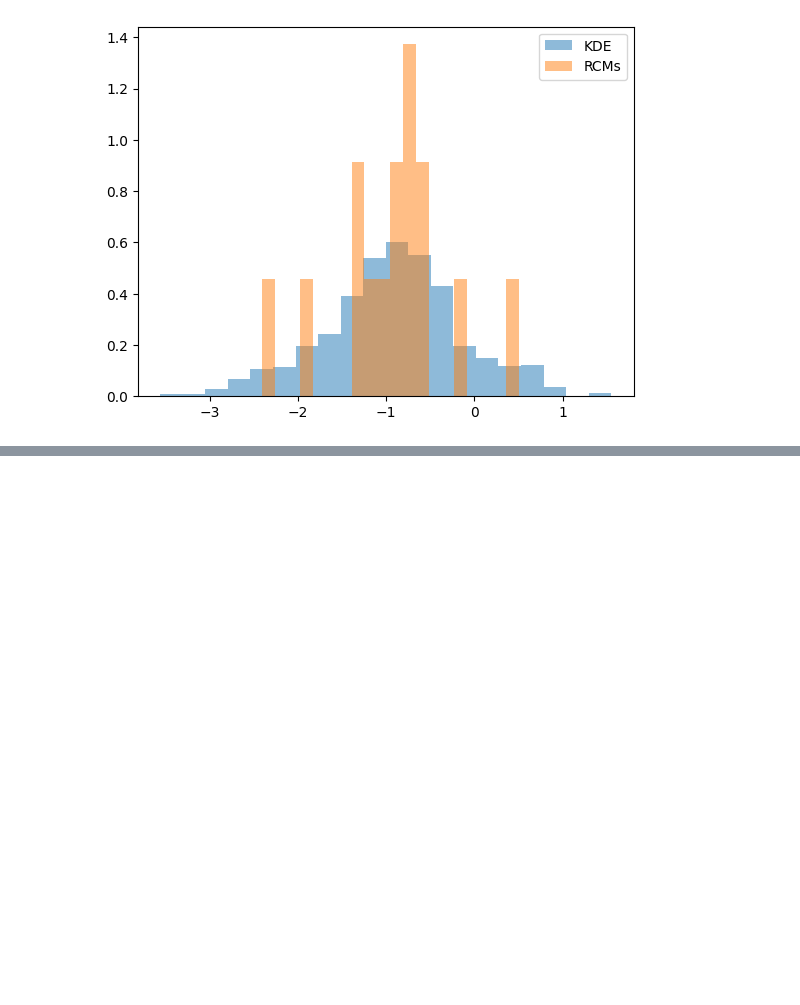
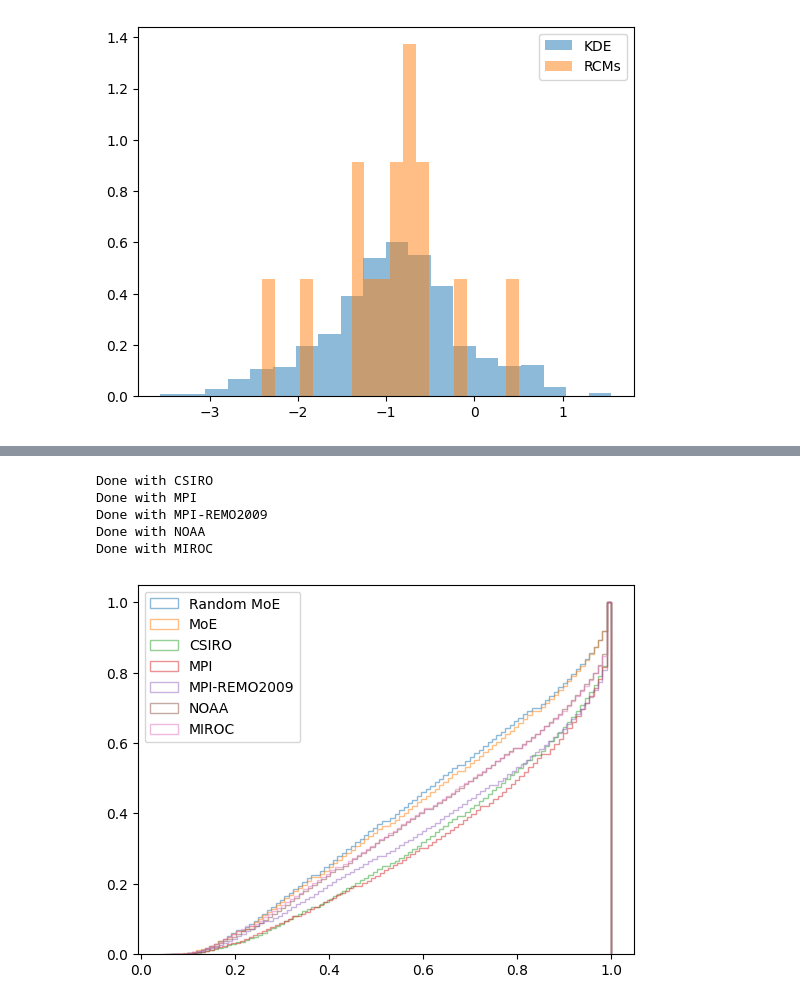
Before and after one commit to kenzaxtazi/bcm4rcm, a Jupyter notebook: experiments/evaluation/evaluation.ipynb, the cells around one changed output, grey strips where cells are left out. Drawn from its saved outputs; the diff is of its cells as text; code cells hidden in the pictures; blank space fills up the shorter version.

Commit message:
compute ks tests

```diff
--- a/experiments/evaluation/evaluation.ipynb
+++ b/experiments/evaluation/evaluation.ipynb
@@ -216,0 +304,48 @@ plt.show()
+# %%
+# Apply log transformation: ['MPI', 'CSIRO', 'MPI-REMO2009', 'NOAA', 'MIROC']
+log_CSIRO = log_transform(rcm_dict['CSIRO'], epsilon=1e-5)
+log_MPI = log_transform(rcm_dict['MPI'], epsilon=1e-5)
+log_MPI_REMO2009 = log_transform(rcm_dict['MPI-REMO2009'], epsilon=1e-5)
+log_NOAA = log_transform(rcm_dict['NOAA'], epsilon=1e-5)
+log_MIROC = log_transform(rcm_dict['MIROC'], epsilon=1e-5)
+# %%
+# KDE computation
+kde_CSIRO = compute_kde(log_CSIRO)
+kde_MPI = compute_kde(log_MPI)
+kde_MPI_REMO2009 = compute_kde(log_MPI_REMO2009)
+kde_NOAA = compute_kde(log_NOAA)
+kde_MIROC = compute_kde(log_MIROC)
+# %%
+# KS test
+ks_results_CSIRO = compute_ks_tests(aphros_kde, kde_CSIRO)
+print('Done with CSIRO')
+ks_results_MPI = compute_ks_tests(aphros_kde, kde_MPI)
+print('Done with MPI')
+ks_results_MPI_REMO2009 = compute_ks_tests(aphros_kde, kde_MPI_REMO2009)
+print('Done with MPI-REMO2009')
+ks_results_NOAA = compute_ks_tests(aphros_kde, kde_NOAA)
+print('Done with NOAA')
+ks_results_MIROC = compute_ks_tests(aphros_kde, kde_MIROC)
+print('Done with MIROC')
+# %% [output]
+Done with CSIRO
+Done with MPI
+Done with MPI-REMO2009
+Done with NOAA
+Done with MIROC
+# %%
+ks_results_new = compute_ks_tests(aphros_kde, kde_results)
+# %%
+# histograms with no fill
+plt.hist(ks_results['D'].reshape(-1), bins=100, cumulative=True, density=True, alpha=0.5, label='Random MoE', histtype='step')
+plt.hist(ks_results_new['D'].reshape(-1), bins=100, cumulative=True, density=True, alpha=0.5, label='MoE', histtype='step')
+plt.hist(ks_results_CSIRO['D'].reshape(-1), bins=100, cumulative=True, density=True, alpha=0.5, label='CSIRO', histtype='step')
+plt.hist(ks_results_MPI['D'].reshape(-1), bins=100, cumulative=True, density=True, alpha=0.5, label='MPI', histtype='step')
+plt.hist(ks_results_MPI_REMO2009['D'].reshape(-1), bins=100, cumulative=True, density=True, alpha=0.5, label='MPI-REMO2009', histtype='step')
+plt.hist(ks_results_NOAA['D'].reshape(-1), bins=100, cumulative=True, density=True, alpha=0.5, label='NOAA', histtype='step')
+plt.hist(ks_results_MIROC['D'].reshape(-1), bins=100, cumulative=True, density=True, alpha=0.5, label='MIROC', histtype='step')
+
+plt.legend()
+plt.show()
+# %% [output]
+[figure, added]
```
Also changed, not shown: parts of 13 cells of this notebook.
